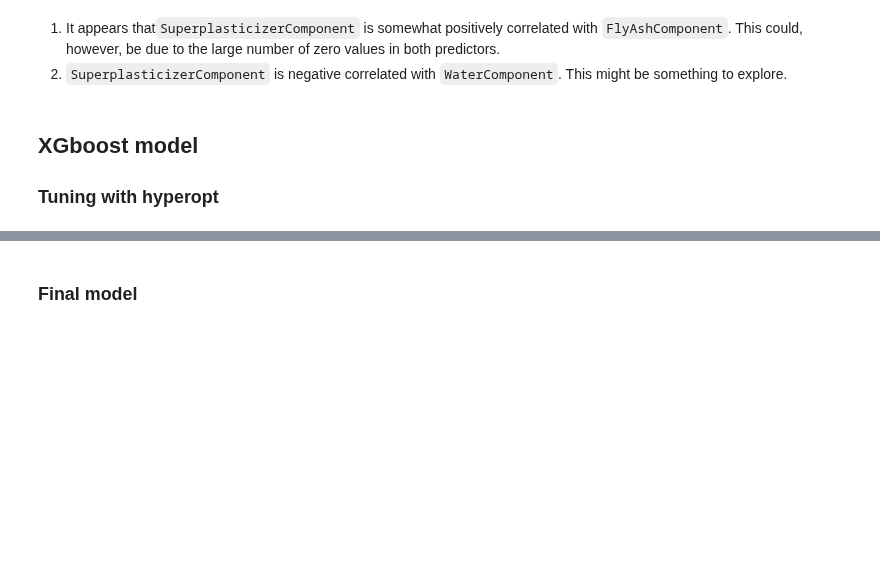
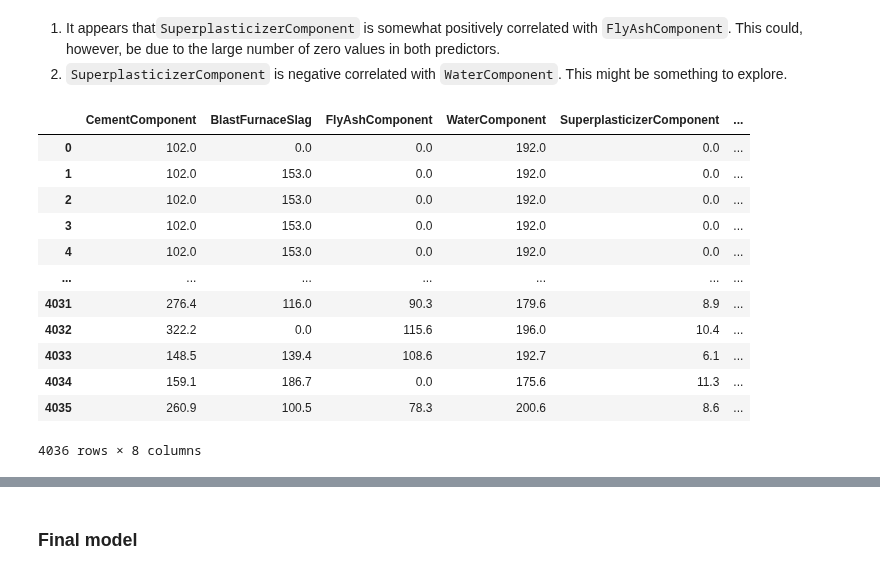
Before and after one commit to syerramilli/kaggle-notebooks, a Jupyter notebook: ps3e9-xgboost-hyperopt.ipynb, the cells around one changed output, grey strips where cells are left out. Cells and saved outputs as stored; diff of their text form; code cells hidden in the pictures; blank space fills up the shorter version.

```diff
--- a/ps3e9-xgboost-hyperopt.ipynb
+++ b/ps3e9-xgboost-hyperopt.ipynb
@@ -111 +107,17 @@ y = train['Strength'].values
+# %%
+pd.concat([X,X_orig],axis=0,ignore_index=True)
+# %% [output]
+|  | CementComponent | BlastFurnaceSlag | FlyAshComponent | WaterComponent | SuperplasticizerComponent | ... |
+| 0 | 102.0 | 0.0 | 0.0 | 192.0 | 0.0 | ... |
+| 1 | 102.0 | 153.0 | 0.0 | 192.0 | 0.0 | ... |
+| 2 | 102.0 | 153.0 | 0.0 | 192.0 | 0.0 | ... |
+| 3 | 102.0 | 153.0 | 0.0 | 192.0 | 0.0 | ... |
+| 4 | 102.0 | 153.0 | 0.0 | 192.0 | 0.0 | ... |
+| ... | ... | ... | ... | ... | ... | ... |
+| 4031 | 276.4 | 116.0 | 90.3 | 179.6 | 8.9 | ... |
+| 4032 | 322.2 | 0.0 | 115.6 | 196.0 | 10.4 | ... |
+| 4033 | 148.5 | 139.4 | 108.6 | 192.7 | 6.1 | ... |
+| 4034 | 159.1 | 186.7 | 0.0 | 175.6 | 11.3 | ... |
+| 4035 | 260.9 | 100.5 | 78.3 | 200.6 | 8.6 | ... |
+4036 rows × 8 columns
 # %%
@@ -112,7 +125,3 @@ y = train['Strength'].values
 monotone_constraints = {col:0 for col in X.columns}
 monotone_constraints['CementComponent'] = 1
 monotone_constraints['AgeInDays']=1
-# %% [markdown]
-## XGboost model
-
-### Tuning with hyperopt
```
Also changed, not shown: parts of 14 cells of this notebook.
